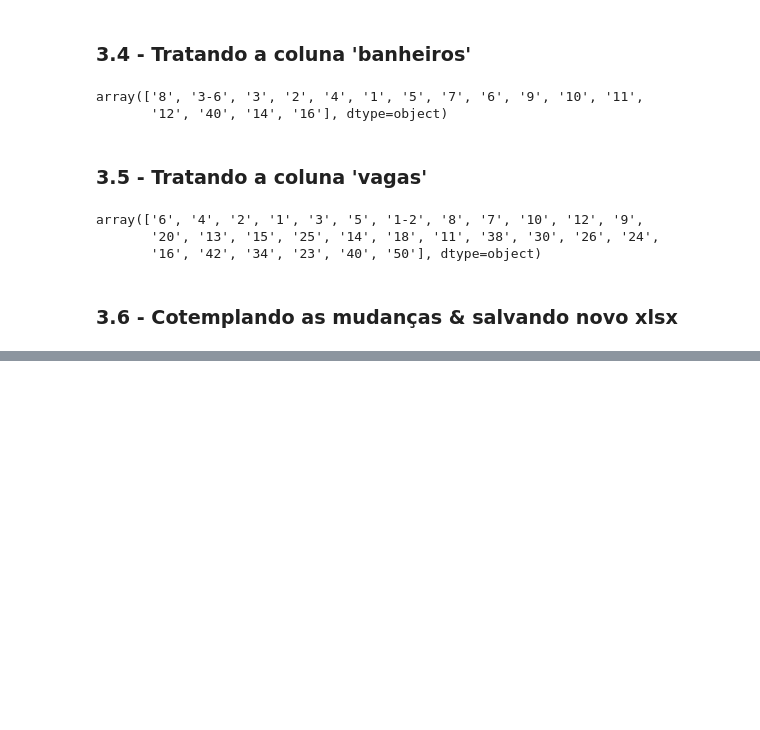
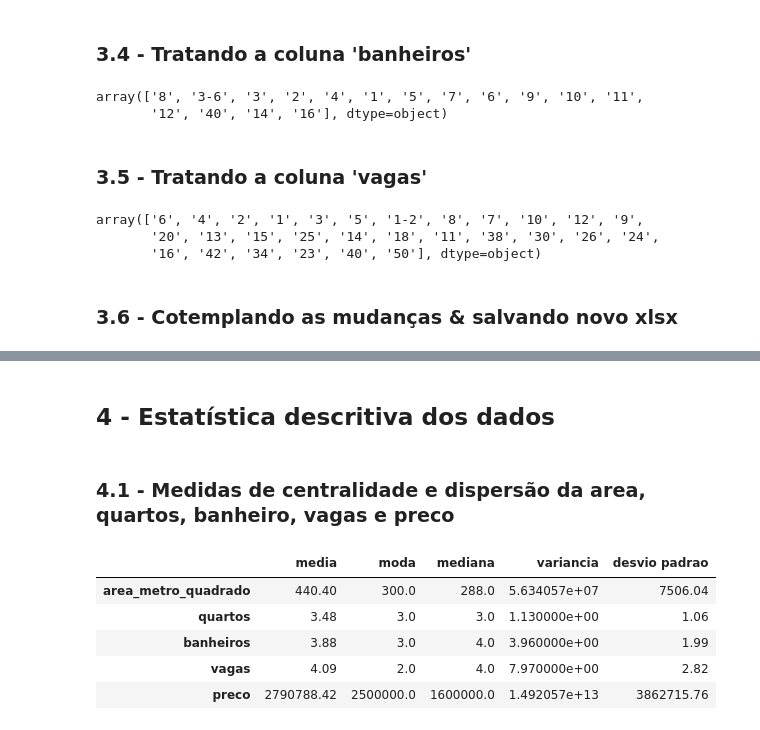
Before and after one commit to Guilheme-iram/Projeto_HousePrice_SP, a Jupyter notebook: AnaliseExploratoriaSP.ipynb, the cells around one changed output, grey strips where cells are left out. Drawn from its saved outputs; the diff is of its cells as text; code cells hidden in the pictures; blank space fills up the shorter version.

```diff
--- a/AnaliseExploratoriaSP.ipynb
+++ b/AnaliseExploratoriaSP.ipynb
@@ -193,3 +195,32 @@ df_sp.head(15)
 | 14 | Rua João Antunes Carvalho, 75 | Lauzane Paulista, São Paulo | 300 | 4 | 5 | 4 | 1150000.0 |
 # %%
 df_sp.to_csv("./dados/SaoPauloClean.csv")
+# %% [markdown]
+## 4 - Estatística descritiva dos dados
+# %% [markdown]
+### 4.1 - Medidas de centralidade e dispersão da area, quartos, banheiro, vagas e preco
+# %%
+def gera_medidas_estatisticas(df, coluna):
+    medidas = {
+        "media": round(st.mean(df[coluna]), 2),
+        "moda": round(st.mode(df[coluna]), 2),
+        "mediana": round(st.median(df[coluna]), 2),
+        "variancia": round(st.variance(df[coluna]), 2),
+        "desvio padrao": round(st.stdev(df[coluna]), 2)}
+    return medidas
+# %%
+dict_medidas_estatisticas = {"area_metro_quadrado": gera_medidas_estatisticas(df_sp, "area_metro_quadrado"),
+                            "quartos": gera_medidas_estatisticas(df_sp, "quartos"),
+                            "banheiros": gera_medidas_estatisticas(df_sp, "banheiros"),
+                            "vagas": gera_medidas_estatisticas(df_sp, "vagas"),
+                            "preco": gera_medidas_estatisticas(df_sp, "preco")}
+
+tabela_dados = pd.DataFrame(dict_medidas_estatisticas).T
+tabela_dados
+# %% [output]
+|  | media | moda | mediana | variancia | desvio padrao |
+| area_metro_quadrado | 440.40 | 300.0 | 288.0 | 5.634057e+07 | 7506.04 |
+| quartos | 3.48 | 3.0 | 3.0 | 1.130000e+00 | 1.06 |
+| banheiros | 3.88 | 3.0 | 4.0 | 3.960000e+00 | 1.99 |
+| vagas | 4.09 | 2.0 | 4.0 | 7.970000e+00 | 2.82 |
+| preco | 2790788.42 | 2500000.0 | 1600000.0 | 1.492057e+13 | 3862715.76 |
```
Also changed, not shown: parts of 8 cells of this notebook, 2 other files.
